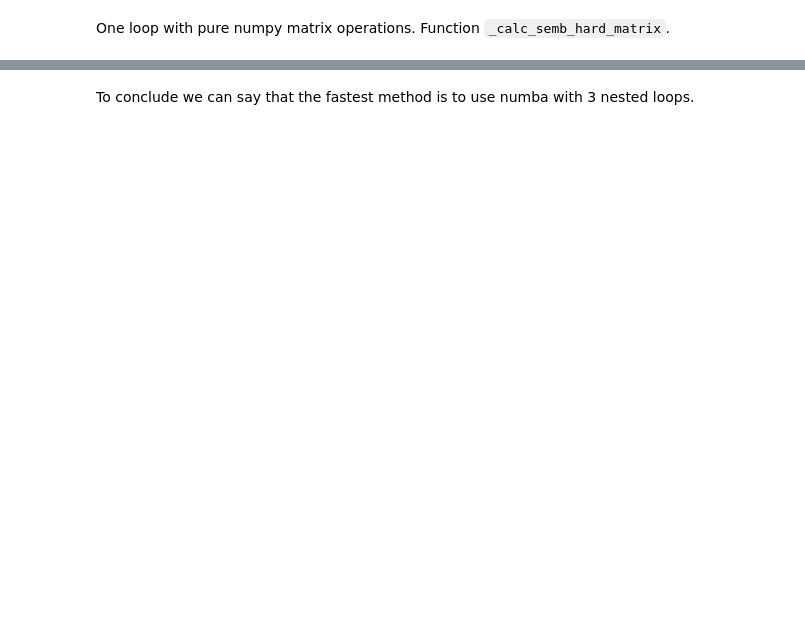
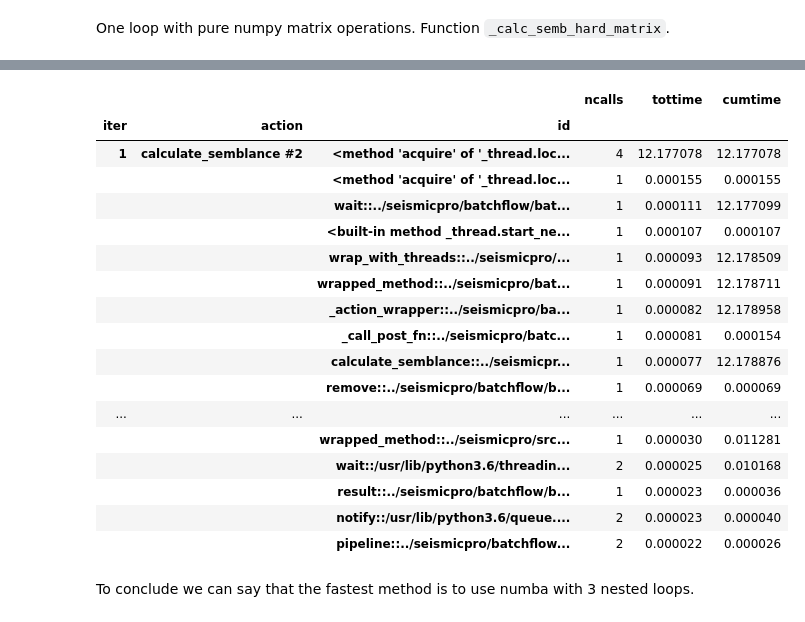
Before and after one commit to sadaqatali2027/SeismicPro-1, a Jupyter notebook: semblance/semblance_time.ipynb, the cells around one changed output, grey strips where cells are left out. Drawn from its saved outputs; the diff is of its cells as text; code cells hidden in the pictures; blank space fills up the shorter version.

```diff
--- a/semblance/semblance_time.ipynb
+++ b/semblance/semblance_time.ipynb
@@ -103,2 +145,23 @@ pipeline_v3.show_profile_info(per_iter=True, detailed=False)
+# %%
+pipeline_v3.show_profile_info(per_iter=True, detailed=True)
+# %% [output]
+|  |  |  | ncalls | tottime | cumtime |
+| iter | action | id |  |  |  |
+| 1 | calculate_semblance #2 | <method 'acquire' of '_thread.loc... | 4 | 12.177078 | 12.177078 |
+|  |  | <method 'acquire' of '_thread.loc... | 1 | 0.000155 | 0.000155 |
+|  |  | wait::../seismicpro/batchflow/bat... | 1 | 0.000111 | 12.177099 |
+|  |  | <built-in method _thread.start_ne... | 1 | 0.000107 | 0.000107 |
+|  |  | wrap_with_threads::../seismicpro/... | 1 | 0.000093 | 12.178509 |
+|  |  | wrapped_method::../seismicpro/bat... | 1 | 0.000091 | 12.178711 |
+|  |  | _action_wrapper::../seismicpro/ba... | 1 | 0.000082 | 12.178958 |
+|  |  | _call_post_fn::../seismicpro/batc... | 1 | 0.000081 | 0.000154 |
+|  |  | calculate_semblance::../seismicpr... | 1 | 0.000077 | 12.178876 |
+|  |  | remove::../seismicpro/batchflow/b... | 1 | 0.000069 | 0.000069 |
+| ... | ... | ... | ... | ... | ... |
+|  |  | wrapped_method::../seismicpro/src... | 1 | 0.000030 | 0.011281 |
+|  |  | wait::/usr/lib/python3.6/threadin... | 2 | 0.000025 | 0.010168 |
+|  |  | result::../seismicpro/batchflow/b... | 1 | 0.000023 | 0.000036 |
+|  |  | notify::/usr/lib/python3.6/queue.... | 2 | 0.000023 | 0.000040 |
+|  |  | pipeline::../seismicpro/batchflow... | 2 | 0.000022 | 0.000026 |
 # %% [markdown]
 To conclude we can say that the fastest method is to use numba with 3 nested loops.
```
Also changed, not shown: parts of 8 cells of this notebook.
